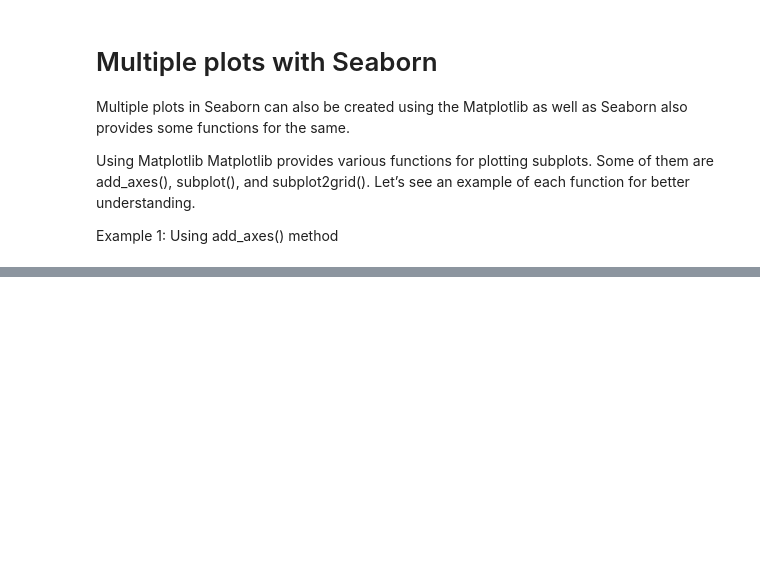
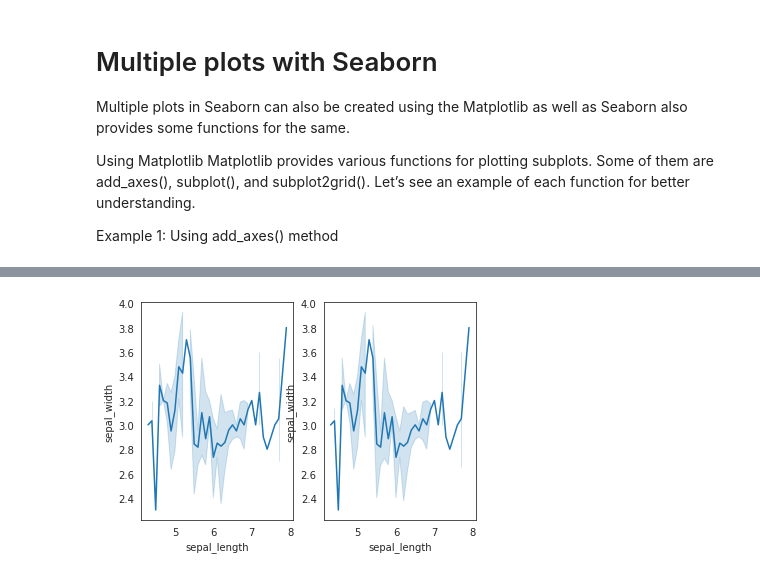
Before and after one commit to Sambhaji6529/Seaborn_Notes, a Jupyter notebook: Seaborn.ipynb, the cells around one changed output, grey strips where cells are left out. Cells and saved outputs as stored; diff of their text form; code cells hidden in the pictures; blank space fills up the shorter version.

```diff
--- a/Seaborn.ipynb
+++ b/Seaborn.ipynb
@@ -112,0 +170,25 @@ Example 1: Using add_axes() method
+# %%
+import seaborn as sns
+import matplotlib.pyplot as plt
+
+data=sns.load_dataset("iris")
+
+def graph():
+      sns.lineplot(x="sepal_length",y="sepal_width", data=data)
+
+# Adding the subplot at the specified
+# grid position
+# args:  Either a 3-digit integer or three separate integers describing the position of the subplot.'
+
+plt.subplot(121)
+graph()
+
+
+# Adding the subplot at the specified
+# grid position
+plt.subplot(122)
+graph()
+
+plt.show()
+# %% [output]
+[figure, added]
```
Also changed, not shown: parts of 25 cells of this notebook.
